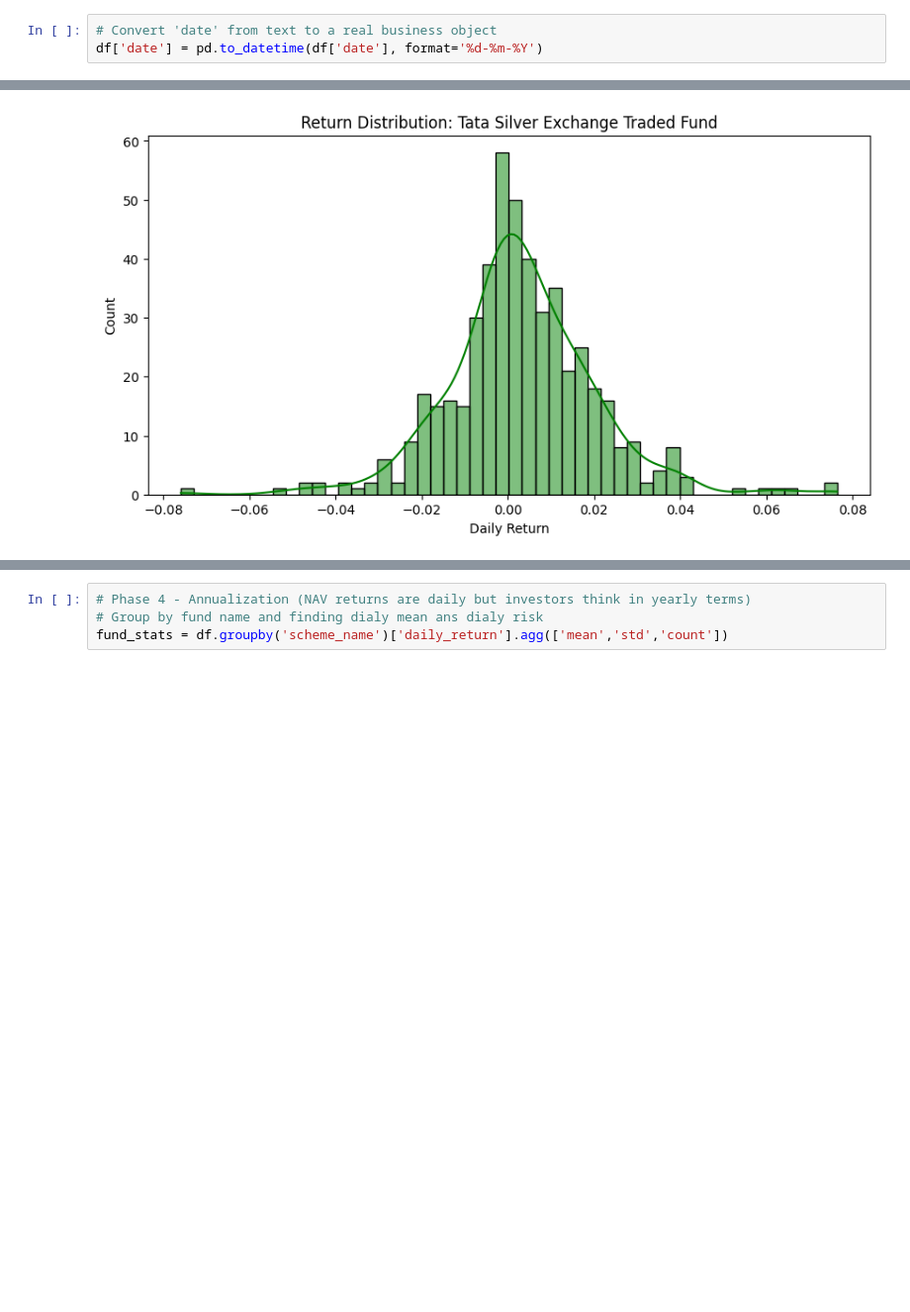
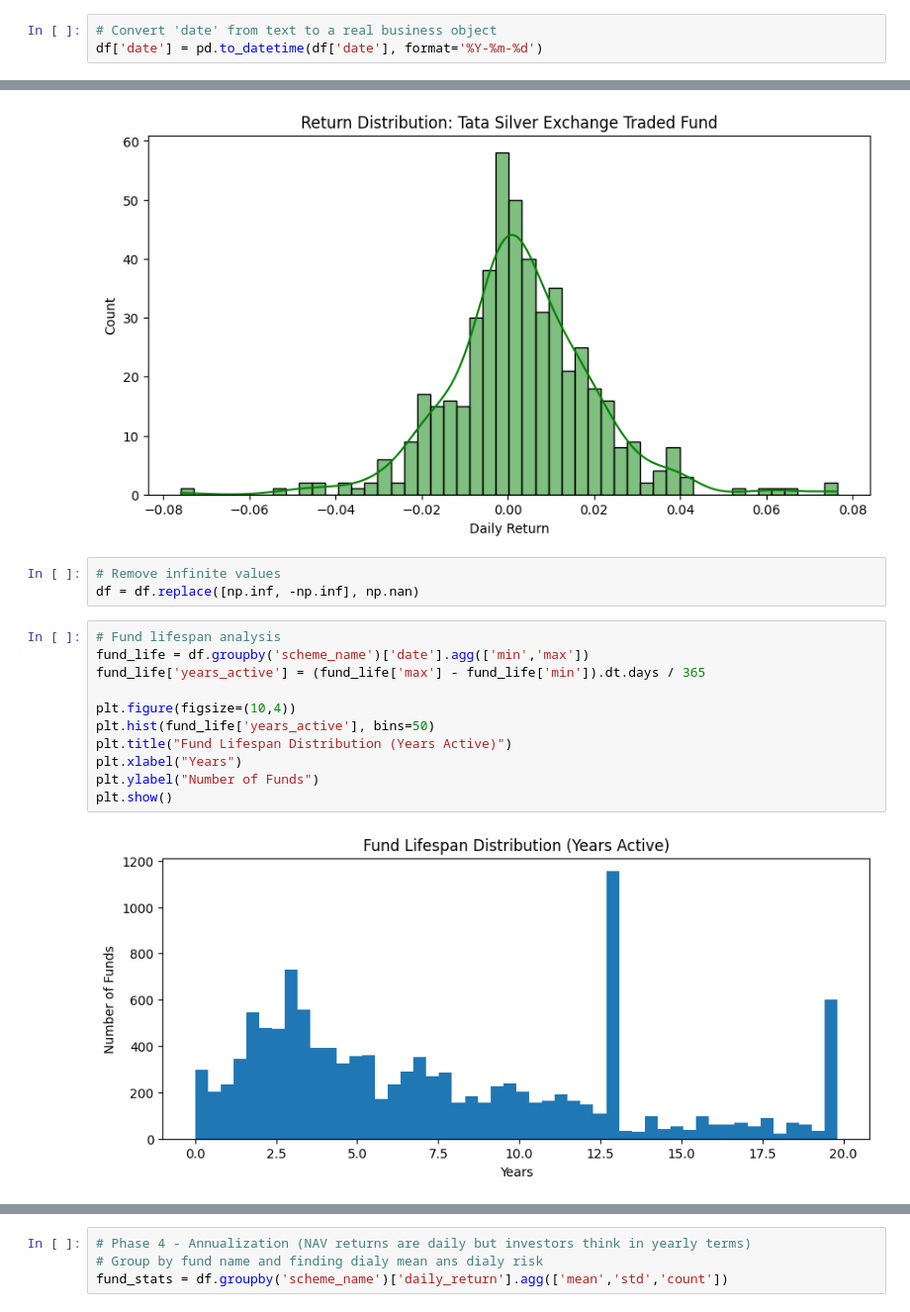
Before and after one commit to shreyask890/Mutual-fund-performance-tracking, a Jupyter notebook: mf.ipynb, the cells around one changed output, grey strips where cells are left out. Shown at 99% size. Cells and saved outputs as stored; diff of their text form; blank space fills up the shorter version.

Commit message:
Add EDA insights and fund analysis updates

```diff
--- a/mf.ipynb
+++ b/mf.ipynb
@@ -42,6 +42,6 @@ Initial Row count :33619335
 # %%
 # Convert 'date' from text to a real business object
-df['date'] = pd.to_datetime(df['date'], format='%d-%m-%Y')
+df['date'] = pd.to_datetime(df['date'], format='%Y-%m-%d')
 # %%
 # Convert NAV to numbers and coerce means if broken value is present (like 'N/A' then turn it into NaN)
 df['nav'] = pd.to_numeric(df['nav'], errors='coerce')
@@ -143,3 +143,19 @@ plt.show()
 # %% [output]
 Visualising Distribution for Top Fund : Tata Silver Exchange Traded Fund
 [figure]
+# %%
+# Remove infinite values
+df = df.replace([np.inf, -np.inf], np.nan)
+# %%
+# Fund lifespan analysis
+fund_life = df.groupby('scheme_name')['date'].agg(['min','max'])
+fund_life['years_active'] = (fund_life['max'] - fund_life['min']).dt.days / 365
+
+plt.figure(figsize=(10,4))
+plt.hist(fund_life['years_active'], bins=50)
+plt.title("Fund Lifespan Distribution (Years Active)")
+plt.xlabel("Years")
+plt.ylabel("Number of Funds")
+plt.show()
+# %% [output]
+[figure, added]
```
Also changed, not shown: parts of 22 cells of this notebook, 1 other file.
